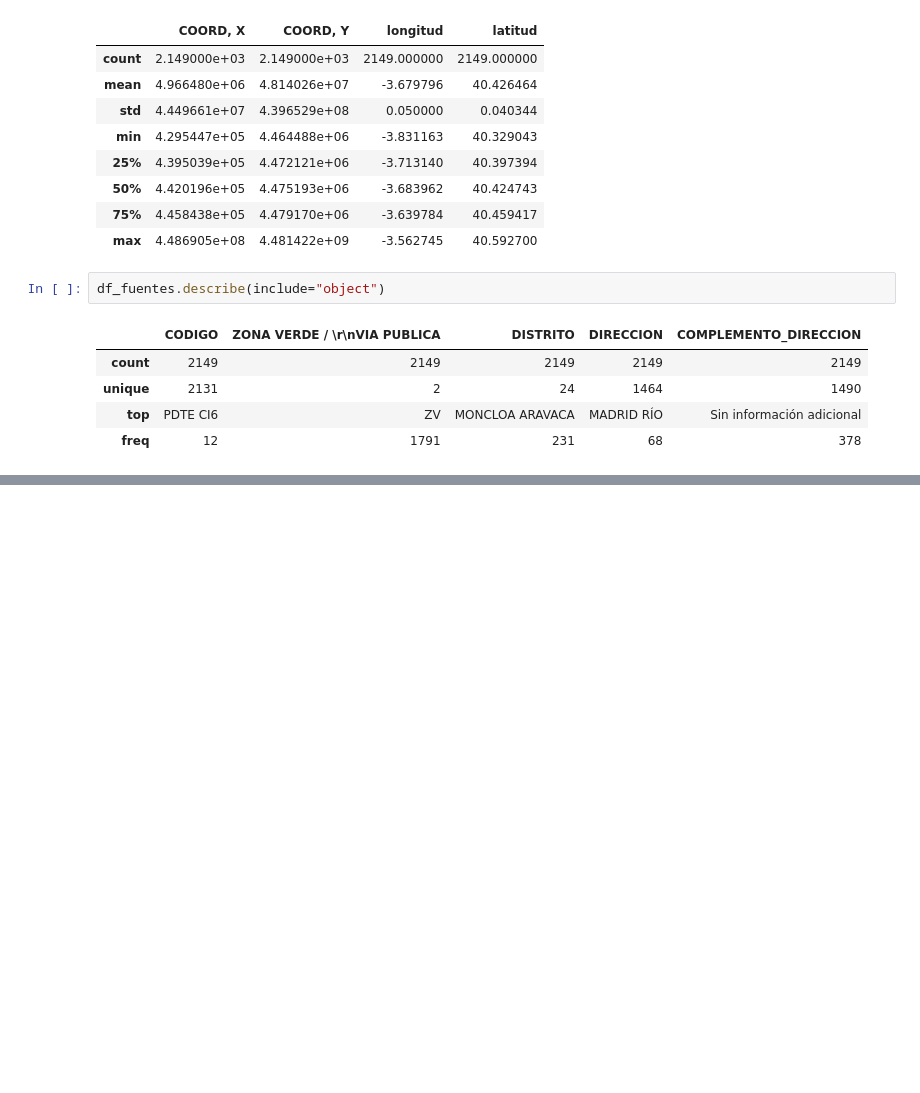
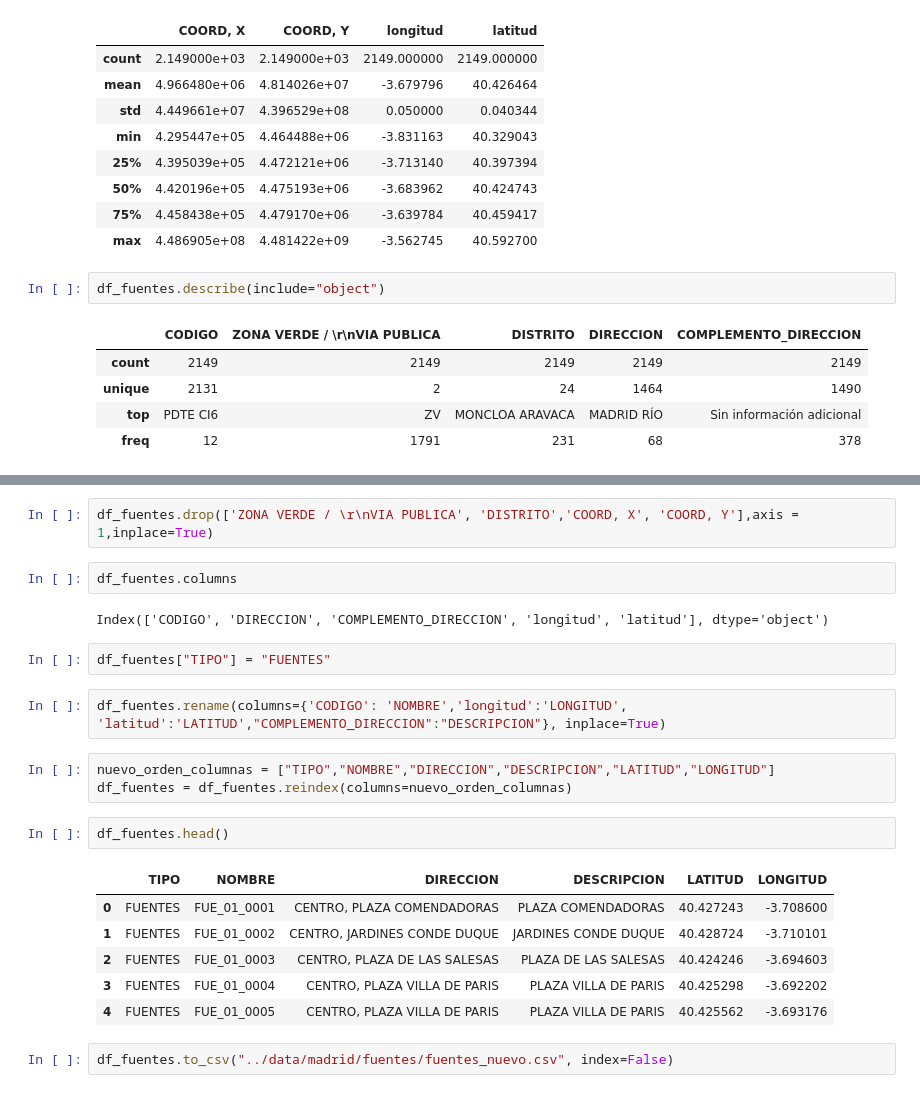
Before and after one commit to dfvinxu/desafio_data, a Jupyter notebook: notebooks/limpieza_fuentes.ipynb, the cells around one changed output, grey strips where cells are left out. Cells and saved outputs as stored; diff of their text form; blank space fills up the shorter version.

Commit message:
fuentes_ok_concat_ok

```diff
--- a/notebooks/limpieza_fuentes.ipynb
+++ b/notebooks/limpieza_fuentes.ipynb
@@ -271,0 +294,24 @@ df_fuentes.to_json(nombre_archivo, orient='records')
+# %%
+df_fuentes.drop(['ZONA VERDE / \r\nVIA PUBLICA', 'DISTRITO','COORD, X', 'COORD, Y'],axis = 1,inplace=True)
+# %%
+df_fuentes.columns
+# %% [output]
+Index(['CODIGO', 'DIRECCION', 'COMPLEMENTO_DIRECCION', 'longitud', 'latitud'], dtype='object')
+# %%
+df_fuentes["TIPO"] = "FUENTES"
+# %%
+df_fuentes.rename(columns={'CODIGO': 'NOMBRE','longitud':'LONGITUD', 'latitud':'LATITUD',"COMPLEMENTO_DIRECCION":"DESCRIPCION"}, inplace=True)
+# %%
+nuevo_orden_columnas = ["TIPO","NOMBRE","DIRECCION","DESCRIPCION","LATITUD","LONGITUD"]
+df_fuentes = df_fuentes.reindex(columns=nuevo_orden_columnas)
+# %%
+df_fuentes.head()
+# %% [output]
+|  | TIPO | NOMBRE | DIRECCION | DESCRIPCION | LATITUD | LONGITUD |
+| 0 | FUENTES | FUE_01_0001 | CENTRO, PLAZA COMENDADORAS | PLAZA COMENDADORAS | 40.427243 | -3.708600 |
+| 1 | FUENTES | FUE_01_0002 | CENTRO, JARDINES CONDE DUQUE | JARDINES CONDE DUQUE | 40.428724 | -3.710101 |
+| 2 | FUENTES | FUE_01_0003 | CENTRO, PLAZA DE LAS SALESAS | PLAZA DE LAS SALESAS | 40.424246 | -3.694603 |
+| 3 | FUENTES | FUE_01_0004 | CENTRO, PLAZA VILLA DE PARIS | PLAZA VILLA DE PARIS | 40.425298 | -3.692202 |
+| 4 | FUENTES | FUE_01_0005 | CENTRO, PLAZA VILLA DE PARIS | PLAZA VILLA DE PARIS | 40.425562 | -3.693176 |
+# %%
+df_fuentes.to_csv("../data/madrid/fuentes/fuentes_nuevo.csv", index=False)
```
Also changed, not shown: parts of 8 cells of this notebook, 3 other files.
